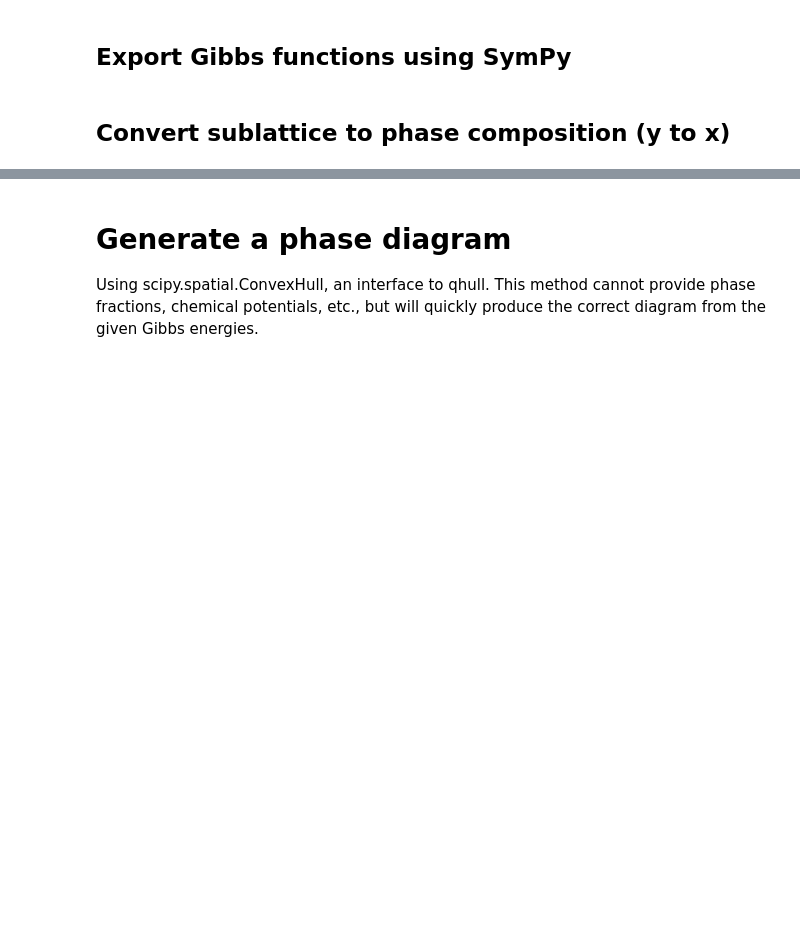
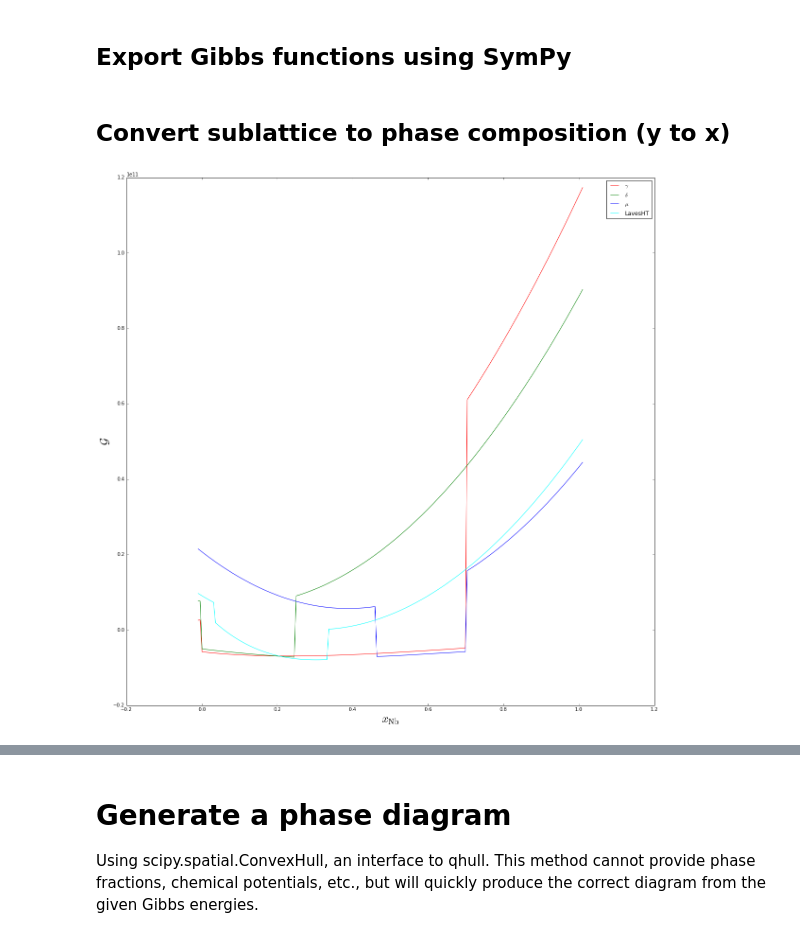
Before and after one commit to usnistgov/phasefield-precipitate-aging, a Jupyter notebook: CALPHAD_qhull.ipynb, the cells around one changed output, grey strips where cells are left out. Drawn from its saved outputs; the diff is of its cells as text; code cells hidden in the pictures; blank space fills up the shorter version.

```diff
--- a/CALPHAD_qhull.ipynb
+++ b/CALPHAD_qhull.ipynb
@@ -70,8 +70,8 @@ from IPython.display import display
 # Constants
 epsilon = 1e-8 # tolerance for comparing floating-point numbers to zero
 dx = 0.1 # small offset to avoid valid roots at edges of defined regions
-#temp = 870.0 + 273.15 # 1143 Kelvin
-temp = 1150.0 + 273.15 # Kelvin
+temp = 870.0 + 273.15 # 1143 Kelvin
+#temp = 1150.0 + 273.15 # Kelvin
 
 RT = 8.3144598*temp # J/mol/K
 Vm = 1.0e-5 # mol/m^3
@@ -288,27 +291,29 @@ Glr = lambdify((LAVES_XNB, LAVES_XNI), g_lavesLT_raw)
 # %%
 labels = [r'$\gamma$', r'$\delta$', r'$\mu$', 'LavesHT', 'LavesLT', 'BCC', r'$\delta$', r'$\mu$', 'LavesHT', 'LavesLT']
 colors = ['red', 'green', 'blue', 'cyan', 'magenta', 'yellow', 'green', 'blue', 'cyan', 'magenta']
 
 # plot Gibbs energy curves for fixed x_Cr = 30% to check mu stability
 if True:
     xcr = 0.30
     X = []
     G = [[], [], [], [], [], [], [], [], [], []]
 
-    for xnb in np.linspace(-0.01+epsilon,1.01,501):
+    for xnb in np.linspace(-0.01+epsilon,1.01,201):
         xni = 1-xcr-xnb
         X.append(xnb)
         G[0].append(g_gamma.subs({GAMMA_XCR: xcr, GAMMA_XNB: xnb, GAMMA_XNI: xni}))
         G[1].append(g_delta.subs({DELTA_XCR: xcr, DELTA_XNB: xnb}))
         G[2].append(g_mu.subs({MU_XCR: xcr, MU_XNB: xnb, MU_XNI: xni}))
         G[3].append(g_lavesHT.subs({LAVES_XNB: xnb, LAVES_XNI: xni}))
 
     plt.figure(figsize=(20, 20))
     plt.xlabel(r'$x_\mathrm{Nb}$', fontsize=24)
     plt.ylabel(r'$\mathcal{G}$', fontsize=24)
     for i in range(4):
         plt.plot(X, G[i], color=colors[i], label=labels[i])
     plt.legend(loc='best')
+# %% [output]
+[figure, added]
 # %%
 # plot Gibbs energy curves for fixed x_Nb = 2% to check delta stability
 if True:
```
Also changed, not shown: parts of 3 cells of this notebook.
